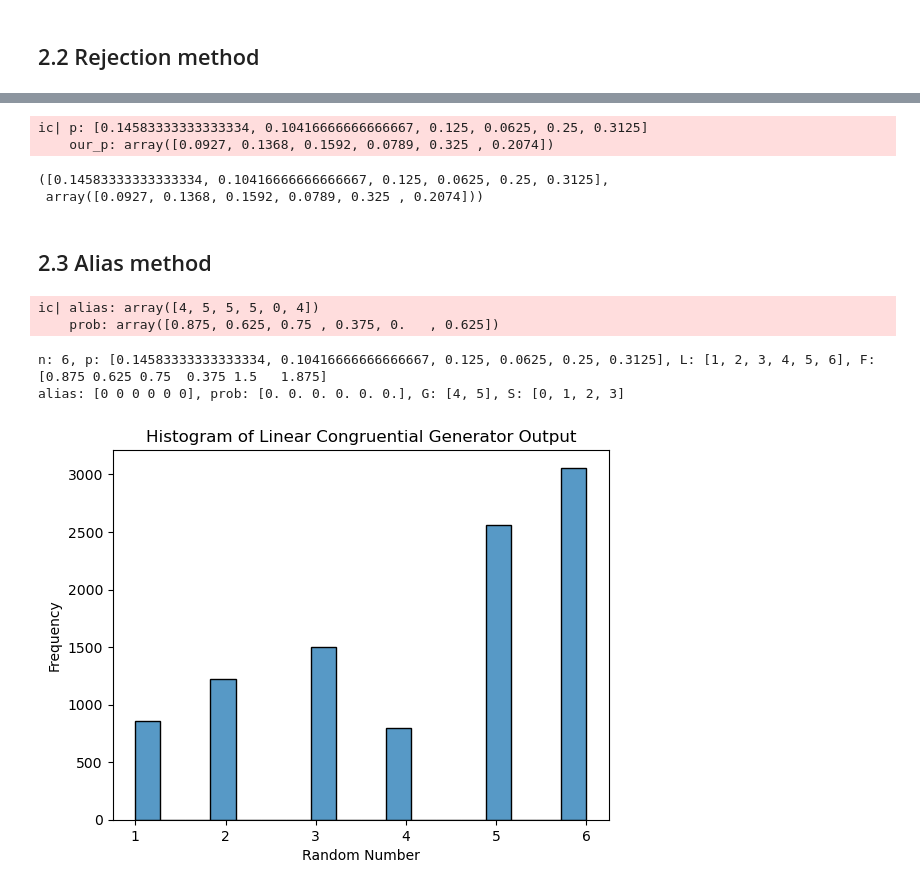
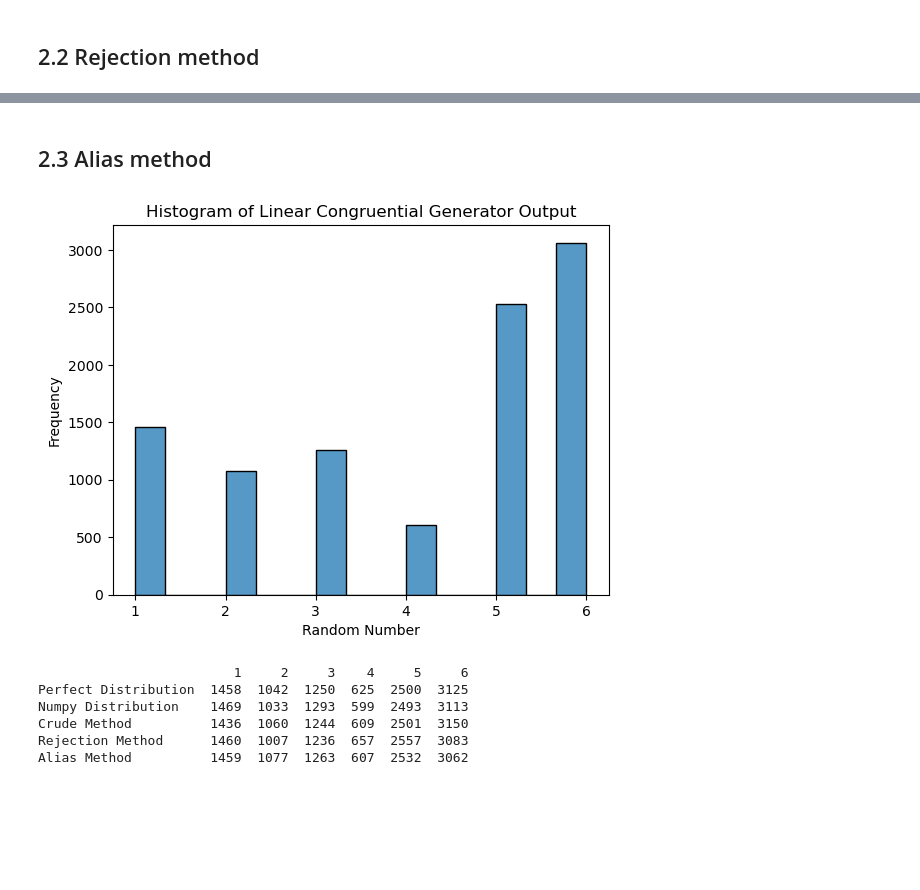
Before and after one commit to Las02/Stocastic_opgaver, a Jupyter notebook: Frederik/excercise_2.ipynb, the cells around one changed output, grey strips where cells are left out. Saved outputs shown, nothing was run; the diff lists cells and outputs as text; code cells hidden in the pictures; blank space fills up the shorter version.

```diff
--- a/Frederik/excercise_2.ipynb
+++ b/Frederik/excercise_2.ipynb
@@ -126,13 +120,3 @@ ic| Y: array([3., 4., 5., ..., 3., 5., 5.])
-# %%
-# compare the probabilities with our distribution
-p = [7/48, 5/48, 1/8, 1/16, 1/4, 5/16]
-our_p = np.unique(lis, return_counts=True)[1] / 10000
-ic(p, our_p)
-# %% [output]
-ic| p: [0.14583333333333334, 0.10416666666666667, 0.125, 0.0625, 0.25, 0.3125]
-    our_p: array([0.0927, 0.1368, 0.1592, 0.0789, 0.325 , 0.2074])
-([0.14583333333333334, 0.10416666666666667, 0.125, 0.0625, 0.25, 0.3125],
- array([0.0927, 0.1368, 0.1592, 0.0789, 0.325 , 0.2074]))
 # %% [markdown]
 ## 2.3 Alias method
 # %%
@@ -148,18 +132,16 @@ F = np.array(p) * n  # We scale the probabilities
 alias = np.zeros(n, dtype=int)  # Alias
 prob = np.zeros(n)
 
+
 G = []  # Big
 S = []  # Small
 
+start_time = time.time()
 for i, f in enumerate(F):
     if f >= 1.0:
         G.append(i)
     else:
         S.append(i)
-
-# Debugging information
-print(f"n: {n}, p: {p}, L: {L}, F: {F}")
-print(f"alias: {alias}, prob: {prob}, G: {G}, S: {S}")
 
 while G and S:
     i = G.pop()  # Big index
@@ -179,7 +161,6 @@ while G and S:
     else:
         S.append(i)
 
-ic(alias, prob)
 # For remaining elements in G and S
 while G:
     i = G.pop()
@@ -189,30 +170,33 @@ while S:
     i = S.pop()
     prob[i] = 1.0
 
-# List to store samples
-samples = []
+# List to store rolls
+rolls = []
 
-# Draw samples using the loop structure
+# Draw rolls using the loop structure
 for _ in tqdm(range(10000)):
     a = True
     while a:
-        I = int(np.round(np.random.uniform(1, 6)))  # Choose a random number from the distribution
+        U1 = np.random.uniform()
+        I = int(np.floor(6 * U1) + 1)  # Choose a random number from the distribution
         U2 = np.random.rand()  # Generate a uniform random number
         if U2 < prob[I-1]:
-            samples.append(I)  # Append the index, +1 for 1-based indexing
+            rolls.append(I)  # Append the index, +1 for 1-based indexing
         else:
-            samples.append(alias[I-1] + 1)  # Append the alias, +1 for 1-based indexing
+            rolls.append(alias[I-1] + 1)  # Append the alias, +1 for 1-based indexing
         a = False  # Exit the while loop
+end_time = time.time()
 
-# Plot the results
-sns.histplot(samples)
-plt.xlabel('Random Number')
-plt.ylabel('Frequency')
-plt.title('Histogram of Linear Congruential Generator Output')
-plt.show()
+alias_time = end_time - start_time
+
+
+alias_method = rolls
-# %% [output]
-ic| alias: array([4, 5, 5, 5, 0, 4])
-    prob: array([0.875, 0.625, 0.75 , 0.375, 0.   , 0.625])
-n: 6, p: [0.14583333333333334, 0.10416666666666667, 0.125, 0.0625, 0.25, 0.3125], L: [1, 2, 3, 4, 5, 6], F: [0.875 0.625 0.75  0.375 1.5   1.875]
-alias: [0 0 0 0 0 0], prob: [0. 0. 0. 0. 0. 0.], G: [4, 5], S: [0, 1, 2, 3]
-[figure, removed]
+# %%
+# Plot the results
+sns.histplot(rolls)
+plt.xlabel('Random Number')
+plt.ylabel('Frequency')
+plt.title('Histogram of Linear Congruential Generator Output')
+plt.show()
+# %% [output]
+[figure, added]
@@ -218,0 +207,24 @@ alias: [0 0 0 0 0 0], prob: [0. 0. 0. 0. 0. 0.], G: [4, 5], S: [0, 1, 2, 3]
+# %%
+# Count frequencies for each method
+# Create the perfect_counts array and round it
+perfect_counts = np.round(np.array(p) * 10_000, 0)
+perfect_counts = perfect_counts.astype(int)
+numpy_counts = count_frequencies(numpy_distribution)
+crude_counts = count_frequencies(crude_method)
+rejection_counts = count_frequencies(rejection_method)
+alias_counts = count_frequencies(alias_method)
+
+# Create a table of frequencies
+table = np.array([perfect_counts, numpy_counts, crude_counts, rejection_counts, alias_counts])
+columns = ['1', '2', '3', '4', '5', '6']
+methods = ['Perfect Distribution','Numpy Distribution', 'Crude Method', 'Rejection Method', 'Alias Method']
+
+df = pd.DataFrame(table, columns=columns, index=methods)
+print(df)
+# %% [output]
+                         1     2     3    4     5     6
+Perfect Distribution  1458  1042  1250  625  2500  3125
+Numpy Distribution    1469  1033  1293  599  2493  3113
+Crude Method          1436  1060  1244  609  2501  3150
+Rejection Method      1460  1007  1236  657  2557  3083
+Alias Method          1459  1077  1263  607  2532  3062
```
Also changed, not shown: parts of 16 cells of this notebook, 3 other files.
